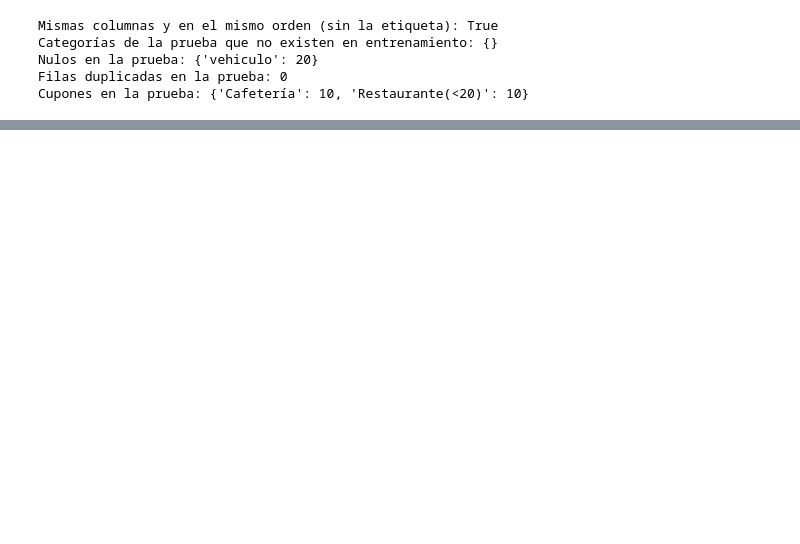
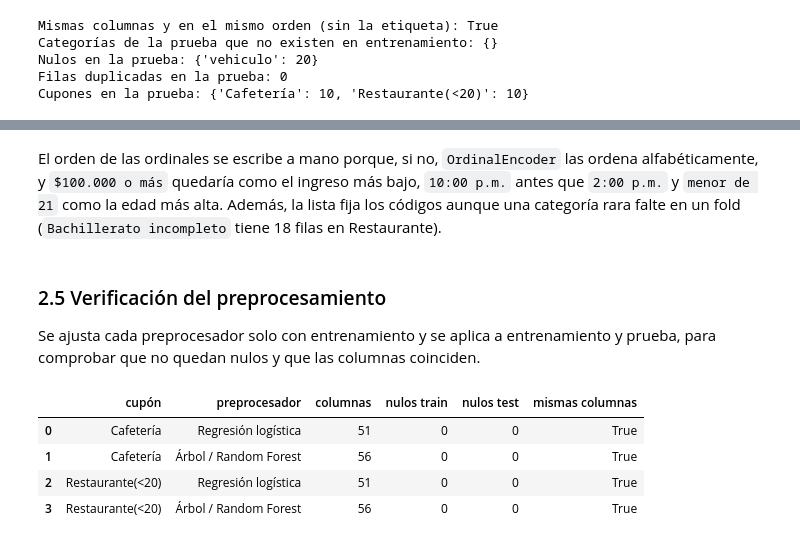
Before and after one commit to 5haiel/ISIS2611-Laboratorio3, a Jupyter notebook: sm.jimenezp1_j.trivinon.ipynb, the cells around one changed output, grey strips where cells are left out. Saved outputs shown, nothing was run; the diff lists cells and outputs as text; code cells hidden in the pictures; blank space fills up the shorter version.

```diff
--- a/sm.jimenezp1_j.trivinon.ipynb
+++ b/sm.jimenezp1_j.trivinon.ipynb
@@ -667,0 +560,11 @@ pequeña pero no nula. Estas son hipótesis que los modelos deben confirmar o de
+# %%
+n_antes = {"Cafetería": len(cafe_limpio), "Restaurante(<20)": len(rest_limpio)}
+cafe_limpio = cafe_limpio.drop_duplicates()
+rest_limpio = rest_limpio.drop_duplicates()
+n_despues = {"Cafetería": len(cafe_limpio), "Restaurante(<20)": len(rest_limpio)}
+
+resumen_duplicadas = pd.DataFrame({"antes": n_antes, "después": n_despues})
+resumen_duplicadas["eliminadas"] = resumen_duplicadas["antes"] - resumen_duplicadas["después"]
+resumen_duplicadas
+
+print(f"Datos originales sin modificar: {datos_originales.shape}")
@@ -667,0 +640,45 @@ pequeña pero no nula. Estas son hipótesis que los modelos deben confirmar o de
+# %% [markdown]
+El orden de las ordinales se escribe a mano porque, si no, `OrdinalEncoder` las ordena alfabéticamente, y `$100.000 o más` quedaría como el ingreso más bajo, `10:00 p.m.` antes que `2:00 p.m.` y `menor de 21` como la edad más alta. Además, la lista fija los códigos aunque una categoría rara falte en un fold (`Bachillerato incompleto` tiene 18 filas en Restaurante).
+# %%
+def crear_preprocesador(para_logistica):
+    ordinales = [
+        ("imp", SimpleImputer(strategy="most_frequent")),
+        ("cod", OrdinalEncoder(categories=list(orden.values()),
+                               handle_unknown="use_encoded_value", unknown_value=-1)),
+    ]
+    if para_logistica:
+        ordinales.append(("esc", StandardScaler()))
+
+    return ColumnTransformer([
+        ("ord", Pipeline(ordinales), cols_ordinales),
+        ("bin", OneHotEncoder(drop="if_binary", handle_unknown="ignore", sparse_output=False), cols_binarias),
+        ("nom", OneHotEncoder(drop="first" if para_logistica else None,
+                              handle_unknown="ignore", sparse_output=False), cols_nominales),
+        ("num", StandardScaler() if para_logistica else "passthrough", cols_numericas),
+    ])
+# %% [markdown]
+### 2.5 Verificación del preprocesamiento
+
+Se ajusta cada preprocesador solo con entrenamiento y se aplica a entrenamiento y prueba, para comprobar que no quedan nulos y que las columnas coinciden.
+# %%
+assert sorted(cols_ordinales + cols_binarias + cols_nominales + cols_numericas) == sorted(predictoras_limpio)
+
+filas = []
+for cupon, Xtr, Xte in [("Cafetería", X_train_cafe, X_test_cafe),
+                        ("Restaurante(<20)", X_train_rest, X_test_rest)]:
+    for nombre, es_logistica in [("Regresión logística", True), ("Árbol / Random Forest", False)]:
+        pre = crear_preprocesador(es_logistica).set_output(transform="pandas")
+        Z_train = pre.fit_transform(Xtr)
+        Z_test = pre.transform(Xte)
+        filas.append({
+            "cupón": cupon, "preprocesador": nombre, "columnas": Z_train.shape[1],
+            "nulos train": int(Z_train.isna().sum().sum()), "nulos test": int(Z_test.isna().sum().sum()),
+            "mismas columnas": list(Z_train.columns) == list(Z_test.columns),
+        })
+pd.DataFrame(filas)
+# %% [output]
+|  | cupón | preprocesador | columnas | nulos train | nulos test | mismas columnas |
+| 0 | Cafetería | Regresión logística | 51 | 0 | 0 | True |
+| 1 | Cafetería | Árbol / Random Forest | 56 | 0 | 0 | True |
+| 2 | Restaurante(<20) | Regresión logística | 51 | 0 | 0 | True |
+| 3 | Restaurante(<20) | Árbol / Random Forest | 56 | 0 | 0 | True |
```
Also changed, not shown: parts of 56 cells of this notebook, 1 other file.
